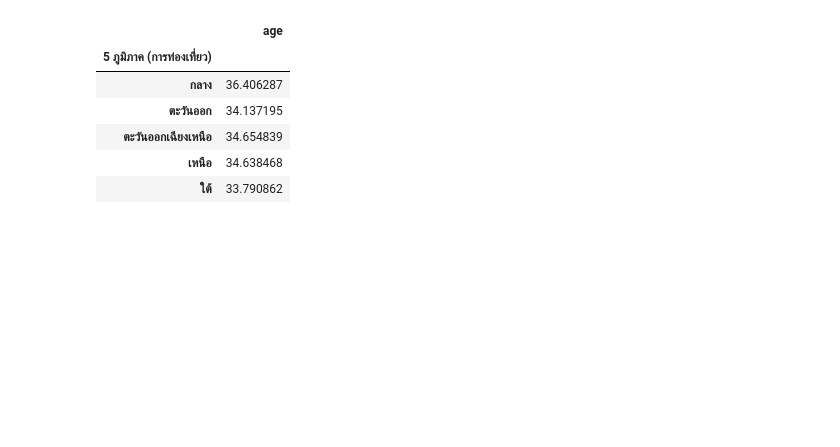
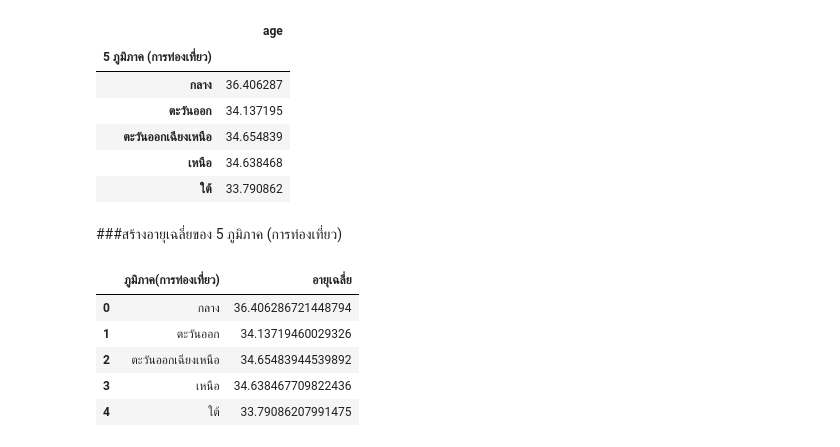
Before and after one commit to sskboonmee/data_viz_2022, a Jupyter notebook: BasicPython&DataViz_midterm2022.ipynb, the cells around one changed output. Cells and saved outputs as stored; diff of their text form; code cells hidden in the pictures; blank space fills up the shorter version.

```diff
--- a/BasicPython&DataViz_midterm2022.ipynb
+++ b/BasicPython&DataViz_midterm2022.ipynb
@@ -1047,3 +1121,23 @@ no5_5tra
 | ตะวันออกเฉียงเหนือ | 34.654839 |
 | เหนือ | 34.638468 |
 | ใต้ | 33.790862 |
+# %% [markdown]
+###สร้างอายุเฉลี่ยของ 5 ภูมิภาค (การท่องเที่ยว)
+# %%
+datano5_5tra = [['กลาง','36.406286721448794'],
+                        ['ตะวันออก','34.13719460029326'],
+                        ['ตะวันออกเฉียงเหนือ','34.65483944539892'],
+                        ['เหนือ','34.638467709822436'],
+                        ['ใต้','33.79086207991475']]
+
+headerno5_5tra = ['ภูมิภาค(การท่องเที่ยว)','อายุเฉลี่ย']  #หัวตาราง
+# %%
+tableno5_5tra = pd.DataFrame.from_records(datano5_5tra,columns=headerno5_5tra)
+tableno5_5tra
+# %% [output]
+|  | ภูมิภาค(การท่องเที่ยว) | อายุเฉลี่ย |
+| 0 | กลาง | 36.406286721448794 |
+| 1 | ตะวันออก | 34.13719460029326 |
+| 2 | ตะวันออกเฉียงเหนือ | 34.65483944539892 |
+| 3 | เหนือ | 34.638467709822436 |
+| 4 | ใต้ | 33.79086207991475 |
```
Also changed, not shown: parts of 15 cells of this notebook.
